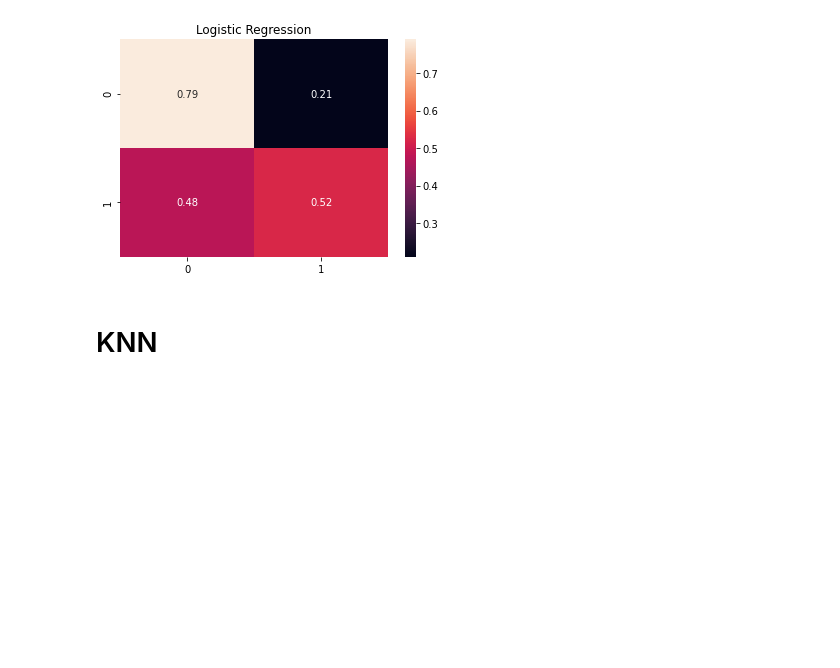
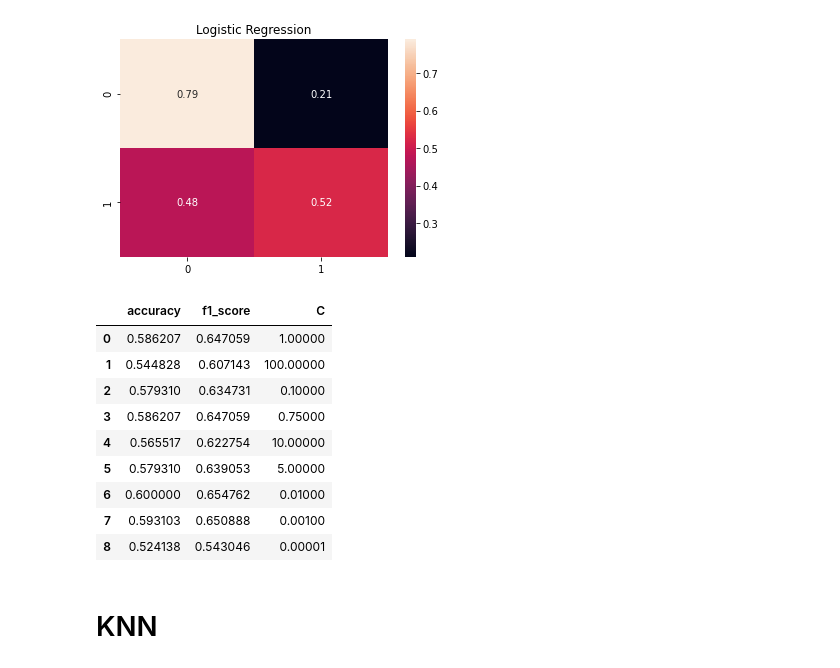
Before and after one commit to Adhishreya/Liver-Disease-Prediction, a Jupyter notebook: Final_Liver_disease_predictions.ipynb, the cells around one changed output. Cells and saved outputs as stored; diff of their text form; code cells hidden in the pictures; blank space fills up the shorter version.

```diff
--- a/Final_Liver_disease_predictions.ipynb
+++ b/Final_Liver_disease_predictions.ipynb
@@ -209,6 +209,28 @@ plt.title('Logistic Regression')
 # %% [output]
 Text(0.5, 1.0, 'Logistic Regression')
 [figure]
+# %%
+c=[1,100,0.1,0.75,10,5,0.01,0.001,0.00001]
+accuracy=[]
+f1=[]
+for c_val in c:
+  log=LogisticRegression(penalty='l2',max_iter=100,C=c_val,class_weight='balanced').fit(X_train,Y_train)
+  Y_pred=log.predict(X_test)
+  accuracy.append(accuracy_score(Y_test,Y_pred))
+  f1.append(f1_score(Y_test,Y_pred))
+performance=pd.DataFrame(({"accuracy":accuracy,"f1_score":f1,"C":c}))
+performance
+# %% [output]
+|  | accuracy | f1_score | C |
+| 0 | 0.586207 | 0.647059 | 1.00000 |
+| 1 | 0.544828 | 0.607143 | 100.00000 |
+| 2 | 0.579310 | 0.634731 | 0.10000 |
+| 3 | 0.586207 | 0.647059 | 0.75000 |
+| 4 | 0.565517 | 0.622754 | 10.00000 |
+| 5 | 0.579310 | 0.639053 | 5.00000 |
+| 6 | 0.600000 | 0.654762 | 0.01000 |
+| 7 | 0.593103 | 0.650888 | 0.00100 |
+| 8 | 0.524138 | 0.543046 | 0.00001 |
 # %% [markdown]
 # KNN
 # %%
```
